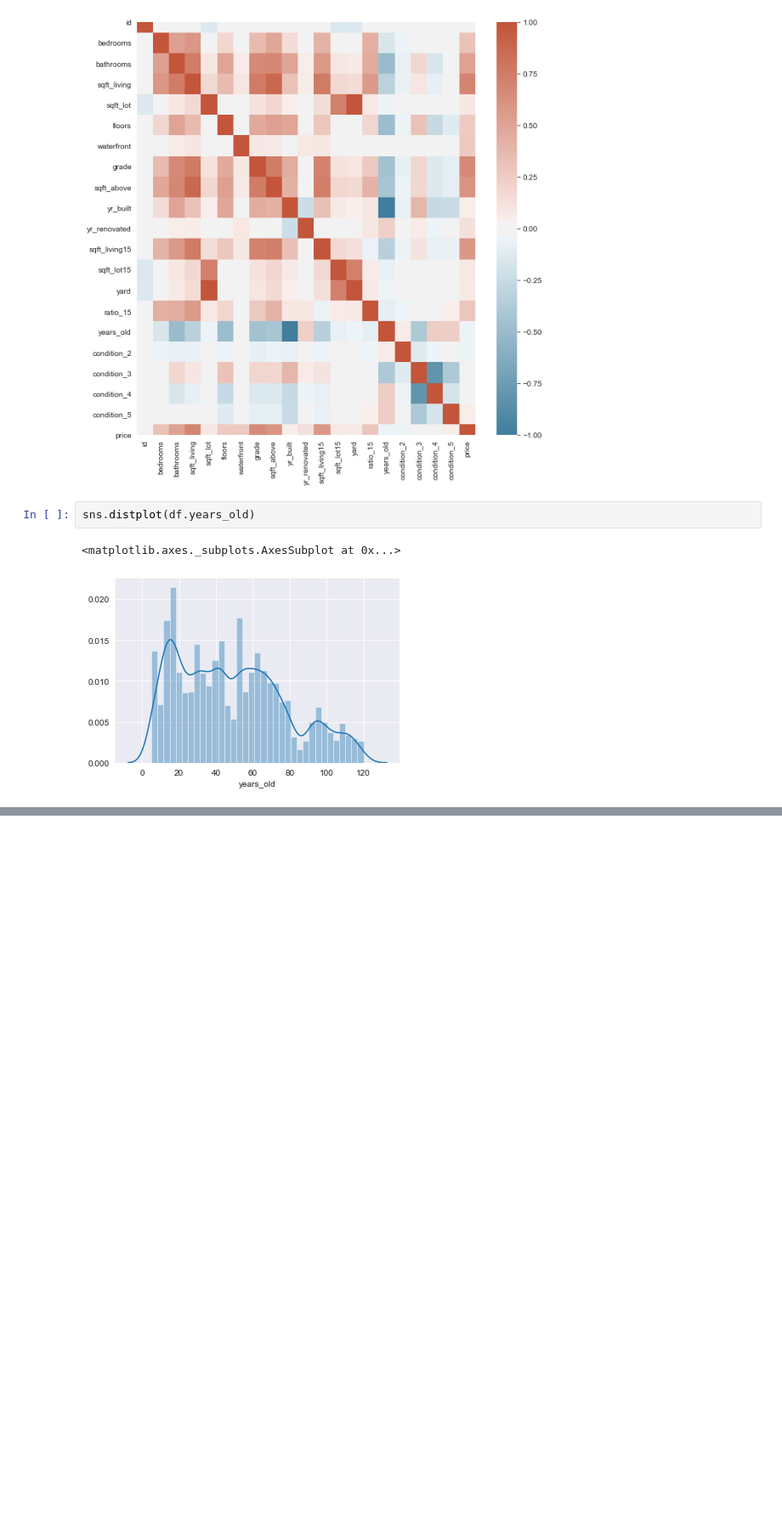
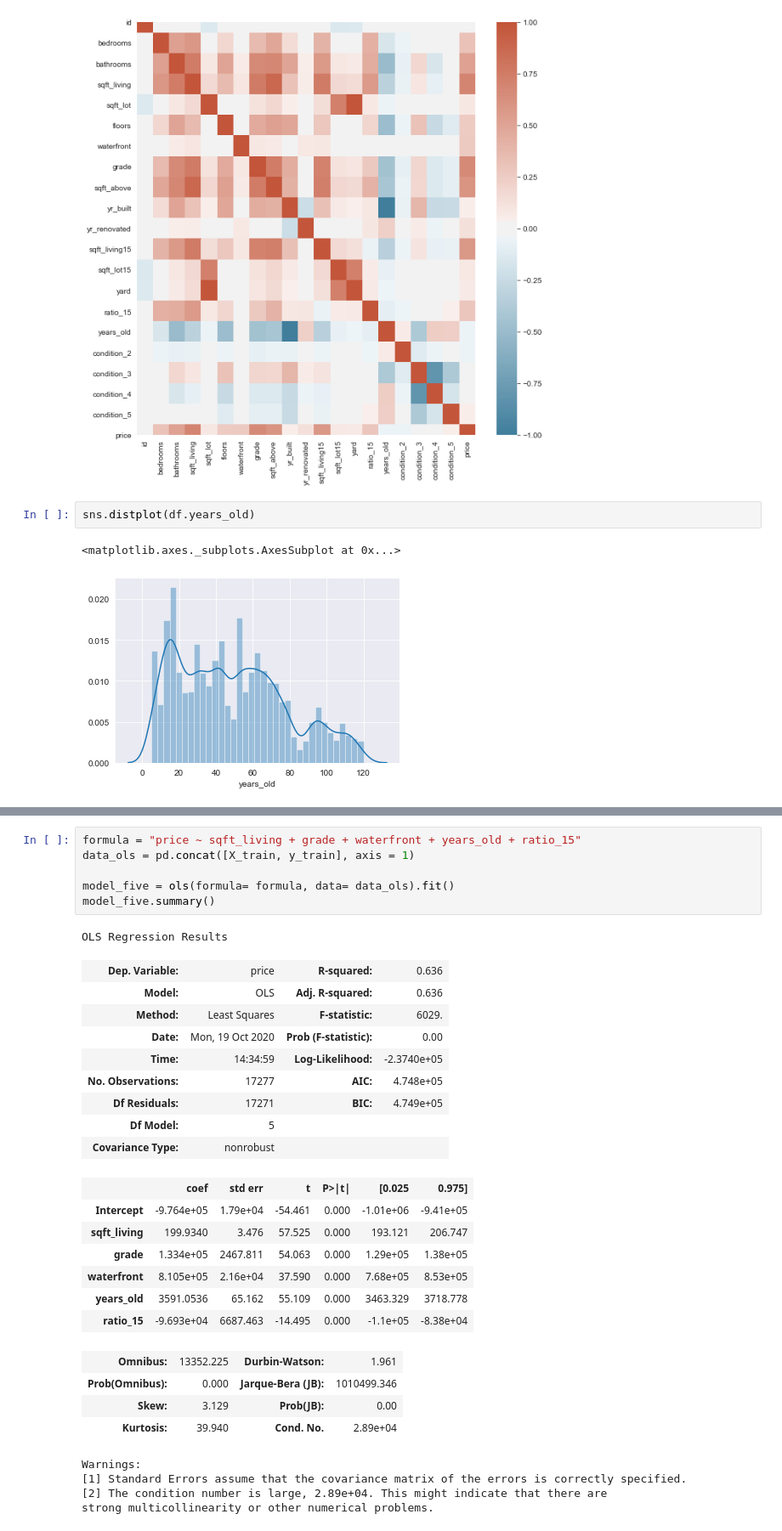
Before and after one commit to griffinhundley/predicting-housing-prices, a Jupyter notebook: data-cleaning.ipynb, the cells around one changed output, grey strips where cells are left out. Shown at 85% size. Saved outputs shown, nothing was run; the diff lists cells and outputs as text; blank space fills up the shorter version.

Commit message:
new models

```diff
--- a/data-cleaning.ipynb
+++ b/data-cleaning.ipynb
@@ -147,0 +216,32 @@ strong multicollinearity or other numerical problems.
+# %%
+formula = "price ~ sqft_living + grade + waterfront + years_old + ratio_15"
+data_ols = pd.concat([X_train, y_train], axis = 1)
+
+model_five = ols(formula= formula, data= data_ols).fit()
+model_five.summary()
+# %% [output]
+OLS Regression Results
+| Dep. Variable: | price | R-squared: | 0.636 |
+| Model: | OLS | Adj. R-squared: | 0.636 |
+| Method: | Least Squares | F-statistic: | 6029. |
+| Date: | Mon, 19 Oct 2020 | Prob (F-statistic): | 0.00 |
+| Time: | 14:34:59 | Log-Likelihood: | -2.3740e+05 |
+| No. Observations: | 17277 | AIC: | 4.748e+05 |
+| Df Residuals: | 17271 | BIC: | 4.749e+05 |
+| Df Model: | 5 |  |  |
+| Covariance Type: | nonrobust |  |  |
+|  | coef | std err | t | P>|t| | [0.025 | 0.975] |
+| Intercept | -9.764e+05 | 1.79e+04 | -54.461 | 0.000 | -1.01e+06 | -9.41e+05 |
+| sqft_living | 199.9340 | 3.476 | 57.525 | 0.000 | 193.121 | 206.747 |
+| grade | 1.334e+05 | 2467.811 | 54.063 | 0.000 | 1.29e+05 | 1.38e+05 |
+| waterfront | 8.105e+05 | 2.16e+04 | 37.590 | 0.000 | 7.68e+05 | 8.53e+05 |
+| years_old | 3591.0536 | 65.162 | 55.109 | 0.000 | 3463.329 | 3718.778 |
+| ratio_15 | -9.693e+04 | 6687.463 | -14.495 | 0.000 | -1.1e+05 | -8.38e+04 |
+| Omnibus: | 13352.225 | Durbin-Watson: | 1.961 |
+| Prob(Omnibus): | 0.000 | Jarque-Bera (JB): | 1010499.346 |
+| Skew: | 3.129 | Prob(JB): | 0.00 |
+| Kurtosis: | 39.940 | Cond. No. | 2.89e+04 |
+Warnings:
+[1] Standard Errors assume that the covariance matrix of the errors is correctly specified.
+[2] The condition number is large, 2.89e+04. This might indicate that there are
+strong multicollinearity or other numerical problems.
```
Also changed, not shown: parts of 9 cells of this notebook, 1 other file.
